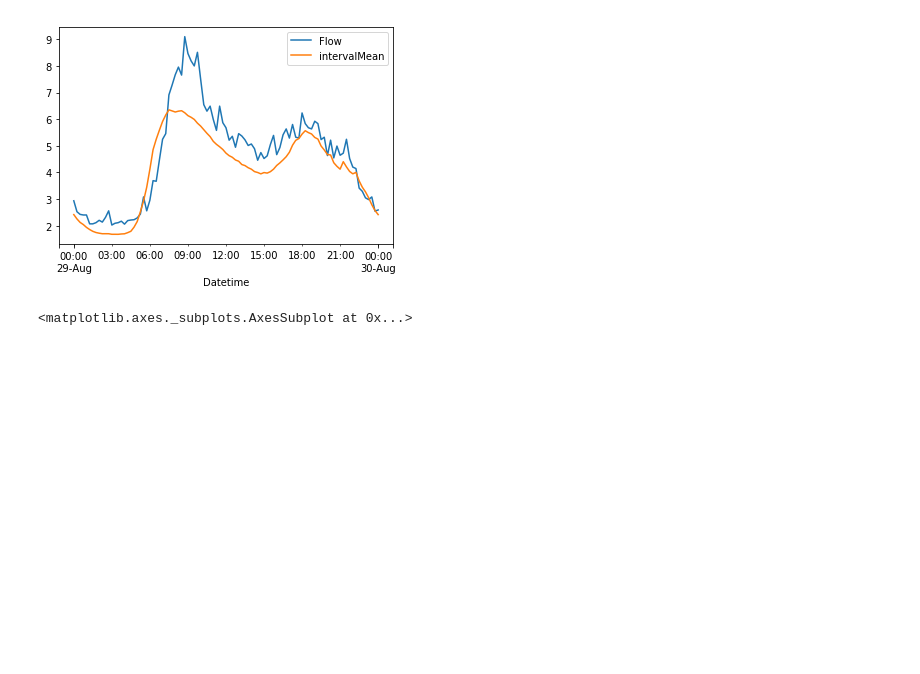
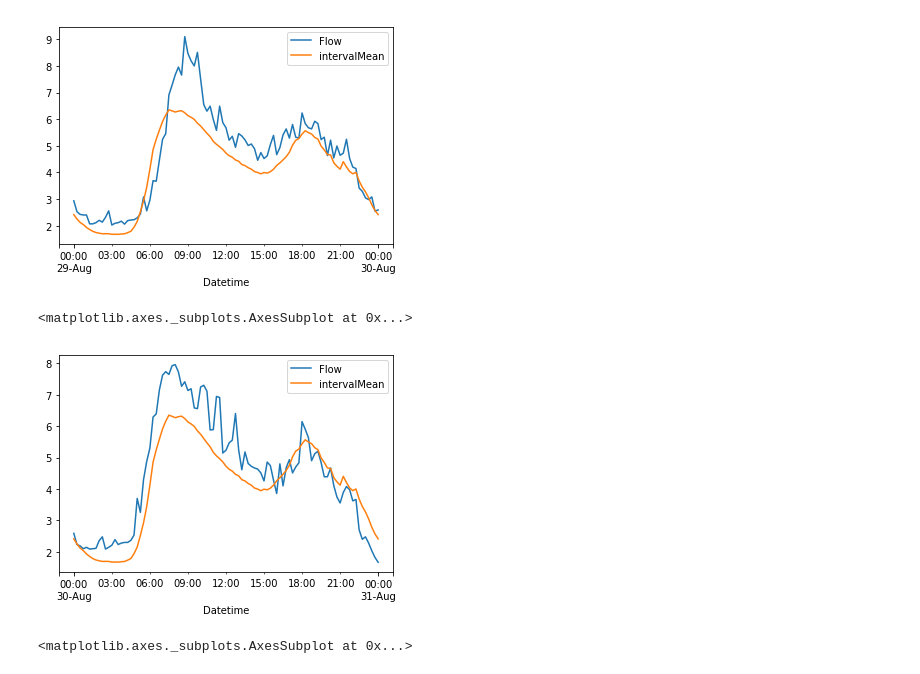
Before and after one commit to dicksonl/yorkshirewaterdatadive, a Jupyter notebook: JuneDataDive.ipynb, the cells around one changed output. Drawn from its saved outputs; the diff is of its cells as text; code cells hidden in the pictures; blank space fills up the shorter version.

```diff
--- a/JuneDataDive.ipynb
+++ b/JuneDataDive.ipynb
@@ -155,6 +165,12 @@ dayBeforeSecondRepair.plot()
 # %% [output]
 <matplotlib.axes._subplots.AxesSubplot at 0x...>
 [figure]
+# %%
+dayAfterSecondRepair = totalPlot['2016-08-30 00:00:00' : '2016-08-31 00:00:00']
+dayAfterSecondRepair.plot()
+# %% [output]
+<matplotlib.axes._subplots.AxesSubplot at 0x...>
+[figure, added]
 # %%
 august1 = totalPlot['2016-08-01 00:00:00' : '2016-08-15 00:00:00']
 august1.plot()
```
Also changed, not shown: parts of 6 cells of this notebook.
